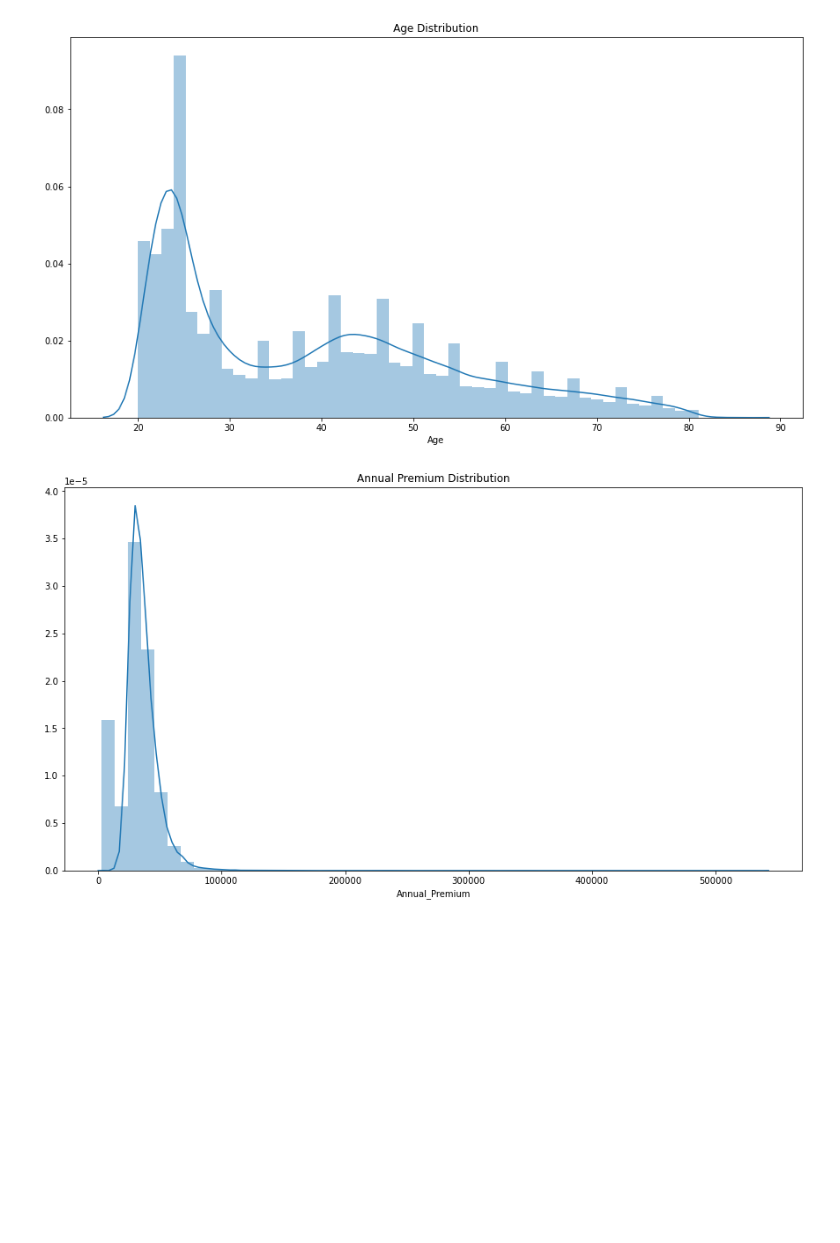
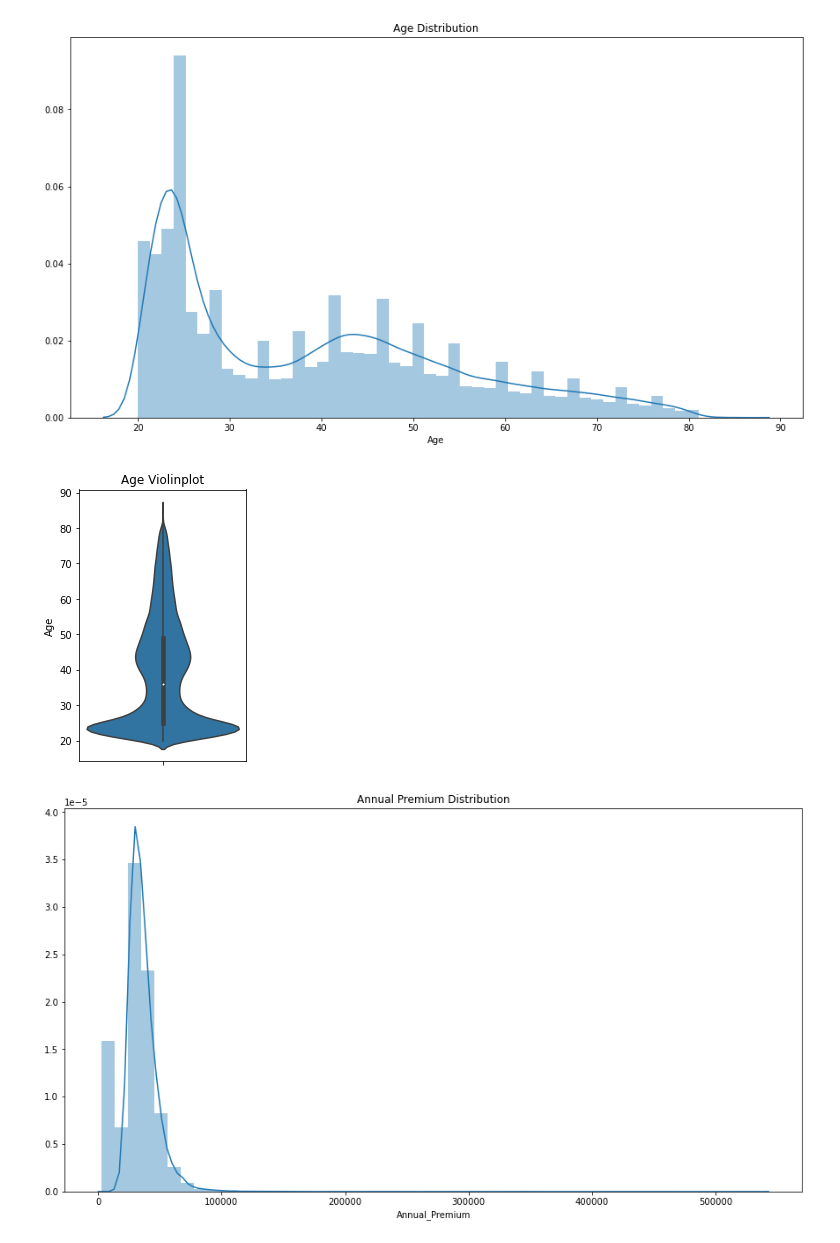
Before and after one commit to svenrr/health-insurance-cross-sell-prediction, a Jupyter notebook: health-insurance-cross-sell-prediction.ipynb, the cells around one changed output. Saved outputs shown, nothing was run; the diff lists cells and outputs as text; code cells hidden in the pictures; blank space fills up the shorter version.

```diff
--- a/health-insurance-cross-sell-prediction.ipynb
+++ b/health-insurance-cross-sell-prediction.ipynb
@@ -66,6 +82,12 @@ plt.title("Age Distribution")
 sns.distplot(df.Age);
 # %% [output]
 [figure]
+# %%
+plt.figure(figsize=(3,5))
+plt.title("Age Violinplot")
+sns.violinplot(y=df.Age);
+# %% [output]
+[figure, added]
 # %%
 plt.figure(figsize=(15,8))
 plt.title("Annual Premium Distribution")
```
Also changed, not shown: parts of 40 cells of this notebook.
